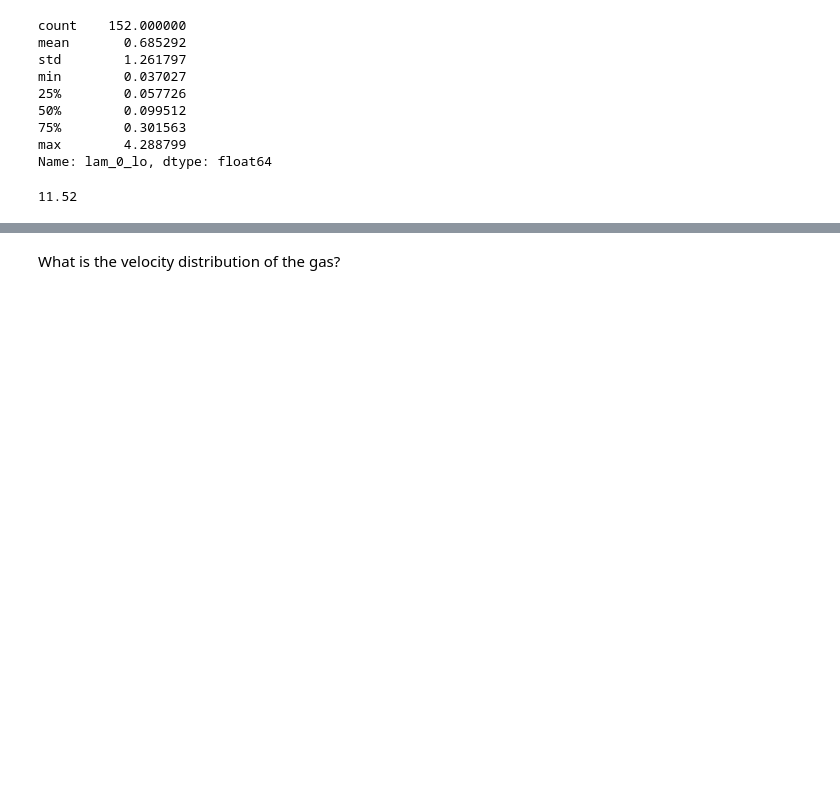
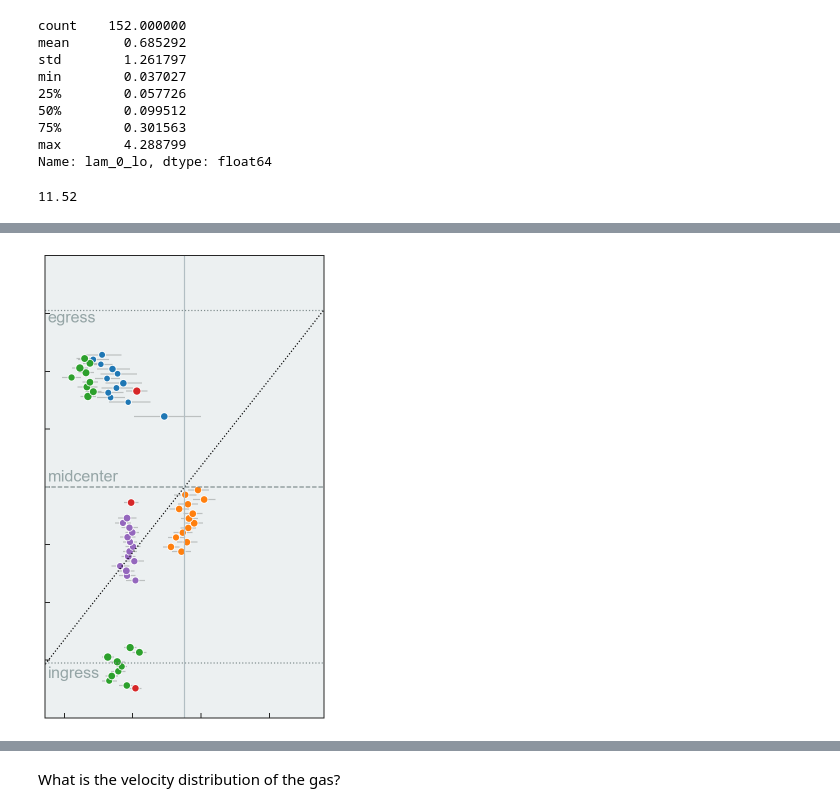
Before and after one commit to BrownDwarf/disperse, a Jupyter notebook: notebooks/04_hpf_analysis/13_centroids_for_10833.ipynb, the cells around one changed output, grey strips where cells are left out. Cells and saved outputs as stored; diff of their text form; code cells hidden in the pictures; blank space fills up the shorter version.

```diff
--- a/notebooks/04_hpf_analysis/13_centroids_for_10833.ipynb
+++ b/notebooks/04_hpf_analysis/13_centroids_for_10833.ipynb
@@ -132,0 +175,46 @@ Name: lam_0_lo, dtype: float64
+# %%
+sns.set_style({"xtick.direction": "in","ytick.direction": "in"})
+fig, ax = plt.subplots(figsize=(5, 8.5))
+ax.set_facecolor("#ecf0f1")
+for campaign in campaigns:
+    mask = df_merge.campaign == campaign
+    plt.scatter(df_merge.lam_0[mask], df_merge['normalized_phase'][mask],
+                ec='w', s=df_merge.auc[mask]*300, c=color_dict[campaign],
+            label=campaign)
+plt.errorbar(df_merge.lam_0, df_merge.normalized_phase, xerr=(df_merge.lam_0_lo, df_merge.lam_0_hi),
+             linestyle='none', color='k', alpha=0.2, zorder=-10)
+
+
+plt.plot(wavelength_shift1, phase, color='k', linestyle='dotted')
+#plt.plot(wavelength_shift2, phase, color='k', linestyle='dotted')
+#plt.plot(wavelength_shift0, phase, color='k', linestyle='dotted')
+#plt.axvline(wl_vacuum[0], color='#b2bec3')
+plt.axvline(wl_vacuum[1], color='#b2bec3')
+#plt.axvline(wl_vacuum[2], color='#b2bec3')
+
+#plt.plot(wavelength_shiftMed, phase, color='k', linestyle='dotted')
+#plt.axvline(10833.4, color='#b2bec3')
+
+
+#plt.ylabel('Orbital phase, $\phi$')
+#plt.xlabel('$\lambda \;$($\AA$)')
+
+plt.xticks([10832.5, 10833, 10833.5, 10834.0])
+ax.set_xticklabels([10832.5, 10833, 10833.5, 10834])
+ax.set_xticklabels([])
+ax.set_yticklabels([])
+
+plt.axhline(0.0, color='#7f8c8d', linestyle='dashed')
+plt.axhline(-0.0305, color='#7f8c8d', linestyle='dotted')
+plt.axhline(+0.0305, color='#7f8c8d', linestyle='dotted')
+plt.text(10832.38, +0.0285, 'egress', color='#95a5a6', size=16, weight='light')
+plt.text(10832.38, +0.001, 'midcenter', color='#95a5a6', size=16, weight='light')
+plt.text(10832.38, -0.033, 'ingress', color='#95a5a6', size=16, weight='light')
+
+
+plt.ylim(-0.04, 0.04)
+plt.xlim(10832.36, 10834.4)
+#plt.legend(frameon=False, loc='upper right', ncol=1);
+plt.savefig('../../paper/paper1/figures/centroid_inset10833.png', bbox_inches='tight', dpi=300)
+# %% [output]
+[figure, added]
```
Also changed, not shown: parts of 15 cells of this notebook, 1 other file.
